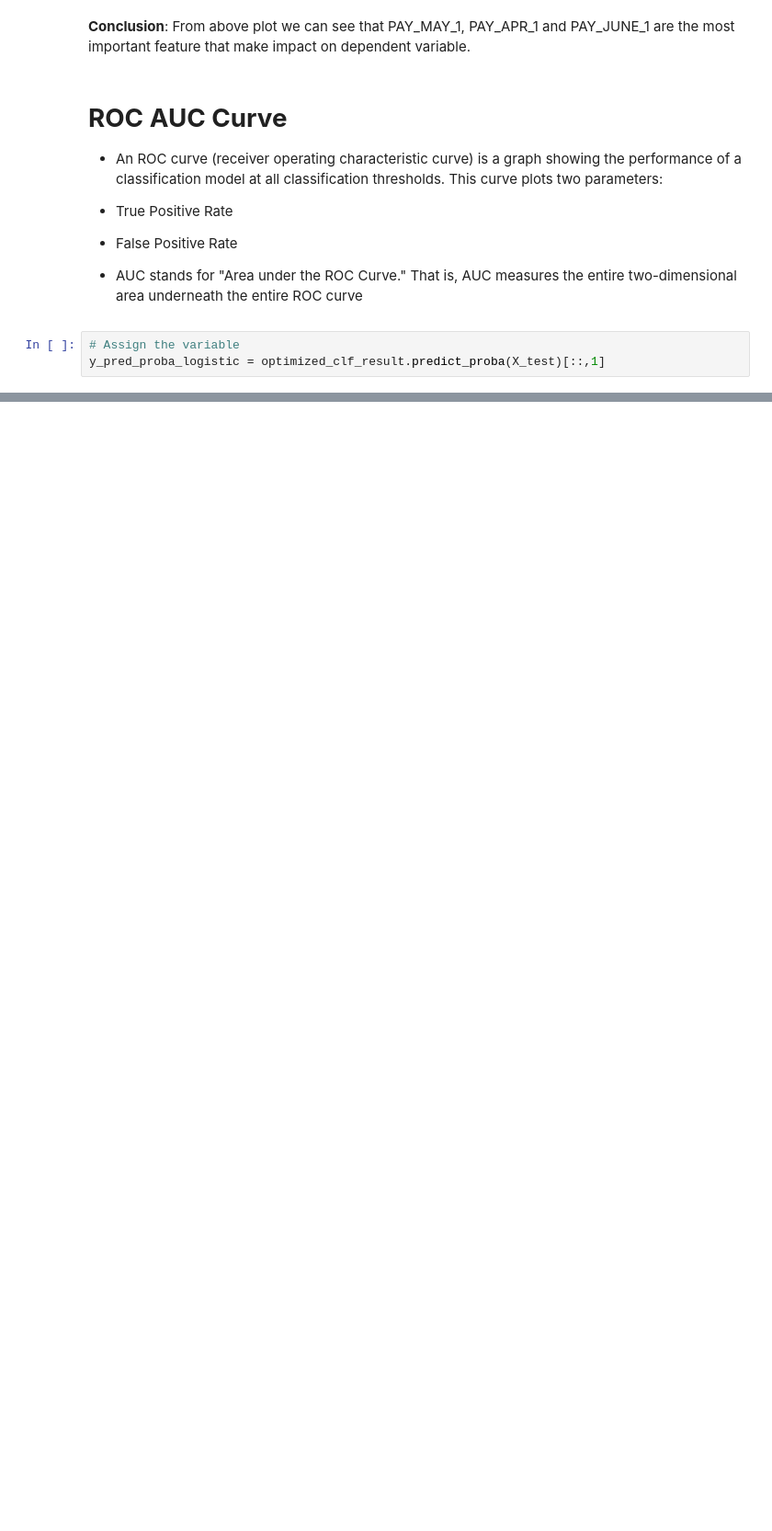
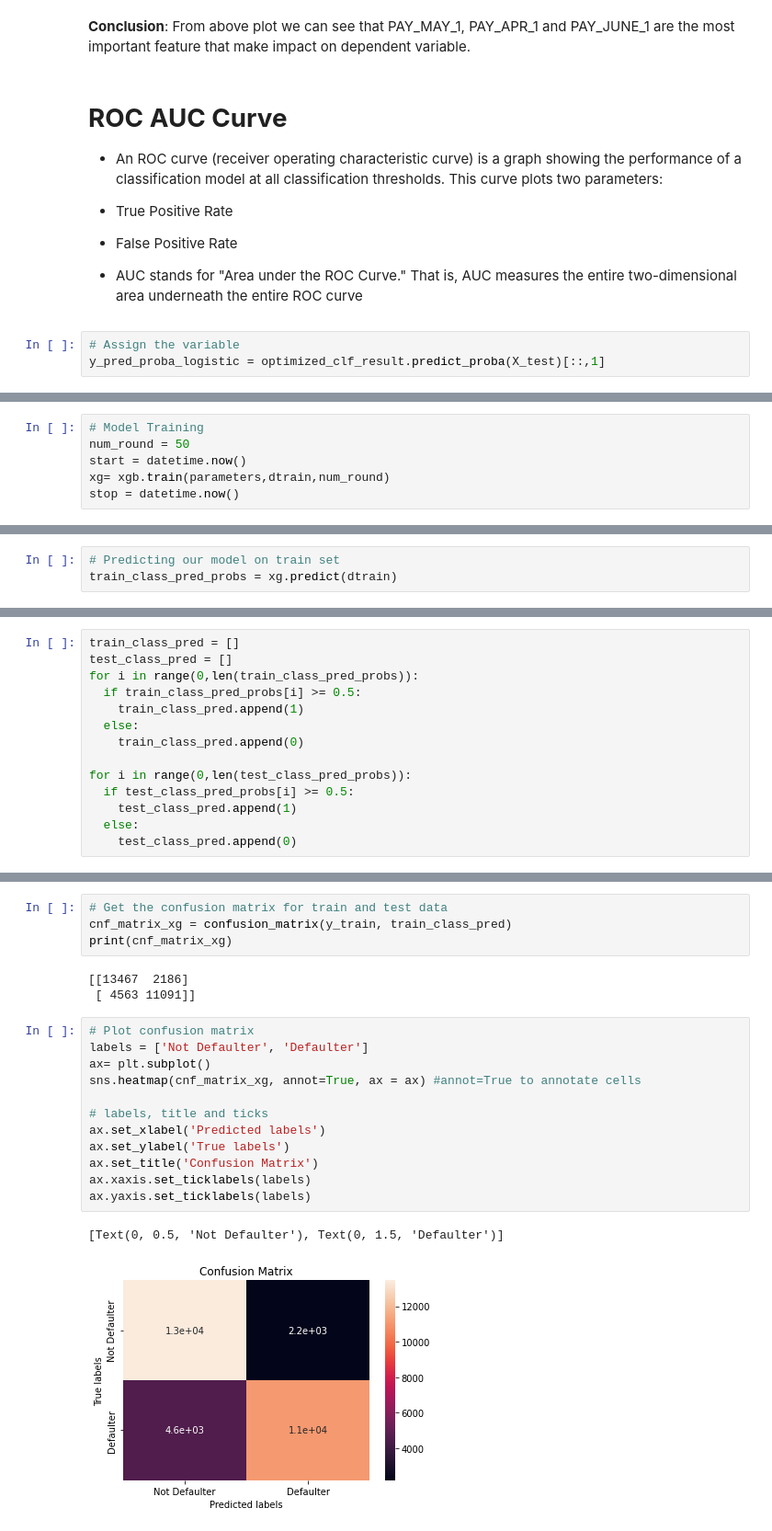
Before and after one commit to mmishra1092/Credit-Card-Default-Prediction, a Jupyter notebook: MAYANK_MISHRA_Credit_Card_Default_Prediction_Capstone_Project.ipynb, the cells around one changed output, grey strips where cells are left out. Shown at 92% size. Drawn from its saved outputs; the diff is of its cells as text; blank space fills up the shorter version.

```diff
--- a/MAYANK_MISHRA_Credit_Card_Default_Prediction_Capstone_Project.ipynb
+++ b/MAYANK_MISHRA_Credit_Card_Default_Prediction_Capstone_Project.ipynb
@@ -880,0 +897,6 @@ plt.show()
+# %%
+# Model Training
+num_round = 50
+start = datetime.now()
+xg= xgb.train(parameters,dtrain,num_round)
+stop = datetime.now()
@@ -880,0 +909,3 @@ plt.show()
+# %%
+# Predicting our model on train set
+train_class_pred_probs = xg.predict(dtrain)
@@ -880,0 +918,14 @@ plt.show()
+# %%
+train_class_pred = []
+test_class_pred = []
+for i in range(0,len(train_class_pred_probs)):
+  if train_class_pred_probs[i] >= 0.5:
+    train_class_pred.append(1)
+  else:
+    train_class_pred.append(0)
+
+for i in range(0,len(test_class_pred_probs)):
+  if test_class_pred_probs[i] >= 0.5:
+    test_class_pred.append(1)
+  else:
+    test_class_pred.append(0)
@@ -880,0 +985,22 @@ plt.show()
+# %%
+# Get the confusion matrix for train and test data
+cnf_matrix_xg = confusion_matrix(y_train, train_class_pred)
+print(cnf_matrix_xg)
+# %% [output]
+[[13467  2186]
+ [ 4563 11091]]
+# %%
+# Plot confusion matrix
+labels = ['Not Defaulter', 'Defaulter']
+ax= plt.subplot()
+sns.heatmap(cnf_matrix_xg, annot=True, ax = ax) #annot=True to annotate cells
+
+# labels, title and ticks
+ax.set_xlabel('Predicted labels')
+ax.set_ylabel('True labels')
+ax.set_title('Confusion Matrix')
+ax.xaxis.set_ticklabels(labels)
+ax.yaxis.set_ticklabels(labels)
+# %% [output]
+[Text(0, 0.5, 'Not Defaulter'), Text(0, 1.5, 'Defaulter')]
+[figure, added]
```
Also changed, not shown: parts of 41 cells of this notebook.
